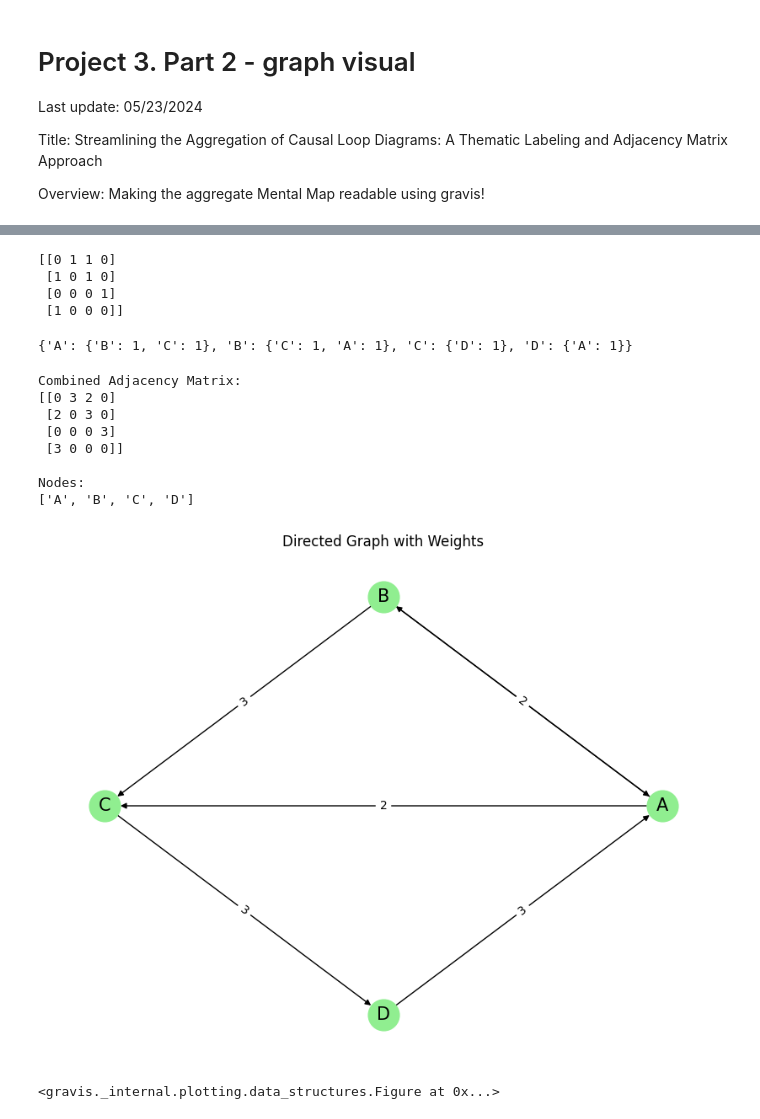
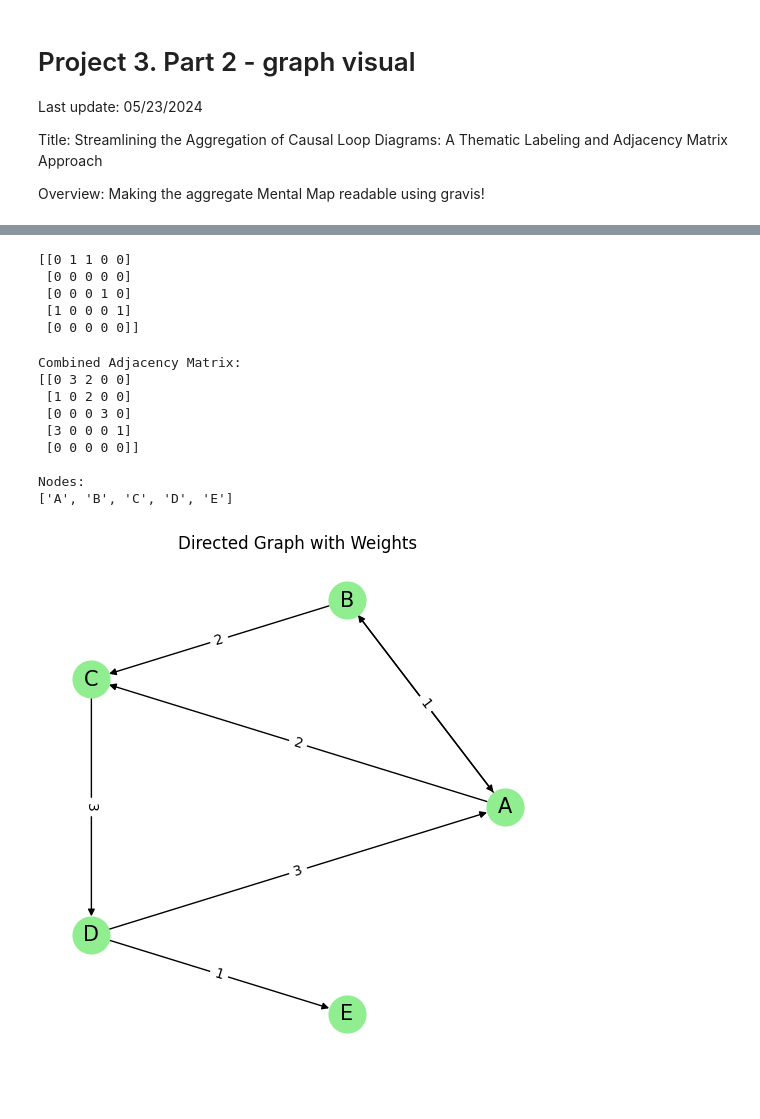
Before and after one commit to georgia-max/MentalMaps_Aggregation, a Jupyter notebook: notebook/graph_visual.ipynb, the cells around one changed output, grey strips where cells are left out. Drawn from its saved outputs; the diff is of its cells as text; code cells hidden in the pictures.

```diff
--- a/notebook/graph_visual.ipynb
+++ b/notebook/graph_visual.ipynb
@@ -62,12 +60,13 @@ G2.add_nodes_from(nodes)
 # Add directed edges with weights
 edges = [("B", "A", 1), ("B", "C", 1), ("C", "D", 1), ("D", "A", 1), ("A", "B", 1)]
 G2.add_weighted_edges_from(edges)
-G2 = cld_nx.set_node_attributes(G2, 'cld', '2')
+G2 = cld_nx.set_node_attributes(G2, '2')
+G2 = cld_nx.set_edge_attributes(G2, '2')
 
 # Draw the graph
 pos = nx.circular_layout(G2)  # positions for all nodes
 
-plt.figure(figsize=(8, 6))
+plt.figure(figsize=(5, 3))
 nx.draw(G2, pos, with_labels=True, node_size=700, node_color='lightgreen', font_size=15, font_color='black', arrows=True)
 labels = nx.get_edge_attributes(G2, 'weight')
 nx.draw_networkx_edge_labels(G2, pos, edge_labels=labels)
@@ -87,13 +86,13 @@ G3.add_nodes_from(nodes)
 # Add directed edges with weights
 edges = [("D", "E", 1), ("A", "C", 1), ("C", "D", 1), ("D", "A", 1), ("A", "B", 1)]
 G3.add_weighted_edges_from(edges)
-G3 = cld_nx.set_node_attributes(G3, 'cld', '3')
-G3 = cld_nx.set_node_attributes(G3, 'cld', '3')
+G3 = cld_nx.set_node_attributes(G3, '3')
+G3 = cld_nx.set_edge_attributes(G3, '3')
 
 # Draw the graph
 pos = nx.circular_layout(G3)  # positions for all nodes
 
-plt.figure(figsize=(8, 6))
+plt.figure(figsize=(5, 3))
 nx.draw(G3, pos, with_labels=True, node_size=700, node_color='lightgreen', font_size=15, font_color='black', arrows=True)
 labels = nx.get_edge_attributes(G3, 'weight')
 nx.draw_networkx_edge_labels(G3, pos, edge_labels=labels)
@@ -120,10 +119,11 @@ plt.show()
 A3 = nx.adjacency_matrix(G3)
 print(A3.todense())
 # %% [output]
-[[0 1 1 0]
- [1 0 1 0]
- [0 0 0 1]
- [1 0 0 0]]
+[[0 1 1 0 0]
+ [0 0 0 0 0]
+ [0 0 0 1 0]
+ [1 0 0 0 1]
+ [0 0 0 0 0]]
 # %%
 def to_adjlist(G):
     Al = nx.generate_adjlist(G)
@@ -149,11 +149,6 @@ def adjlist_to_dict(adjlist_str):
                 adj_dict[node][neighbor] += 1
 
     return adj_dict
-# %%
-adj_dict = adjlist_to_dict(txt)
-adj_dict
-# %% [output]
-{'A': {'B': 1, 'C': 1}, 'B': {'C': 1, 'A': 1}, 'C': {'D': 1}, 'D': {'A': 1}}
 # %%
 
 def combine_adjacency_dicts(adj_dicts):
@@ -220,31 +215,32 @@ print("\nNodes:")
 print(nodes)
 # %% [output]
 Combined Adjacency Matrix:
-[[0 3 2 0]
- [2 0 3 0]
- [0 0 0 3]
- [3 0 0 0]]
+[[0 3 2 0 0]
+ [1 0 2 0 0]
+ [0 0 0 3 0]
+ [3 0 0 0 1]
+ [0 0 0 0 0]]
 
 Nodes:
-['A', 'B', 'C', 'D']
+['A', 'B', 'C', 'D', 'E']
 # %%
 D = nx.from_numpy_array(combined_matrix, create_using=nx.DiGraph)
 
 # add node labels to D
 D = nx.relabel_nodes(D, lambda x: nodes[x])
 
-plt.figure(figsize=(8, 6))
+plt.figure(figsize=(5, 5))
 
 pos = nx.circular_layout(D)  # positions for all nodes
 
 nx.draw(D, pos, with_labels = True, node_size=700, node_color='lightgreen', font_size=15, font_color='black', arrows=True)
 labels = nx.get_edge_attributes(D, 'weight')
 nx.draw_networkx_edge_labels(D, pos, edge_labels=labels)
 
 plt.title("Directed Graph with Weights")
 plt.show()
 # %% [output]
-[figure, old version]
+[figure, new version]
 # %%
 
 gv.d3(D,
@@ -260,8 +256,6 @@ gv.d3(D,
 
 
     )
-# %% [output]
-<gravis._internal.plotting.data_structures.Figure at 0x...>
 # %%
 cld_nx.cld_nx_properties(D)
 cld_nx.cld_nx_node_properties(D)
```
Also changed, not shown: parts of 9 cells of this notebook, 10 other files.
